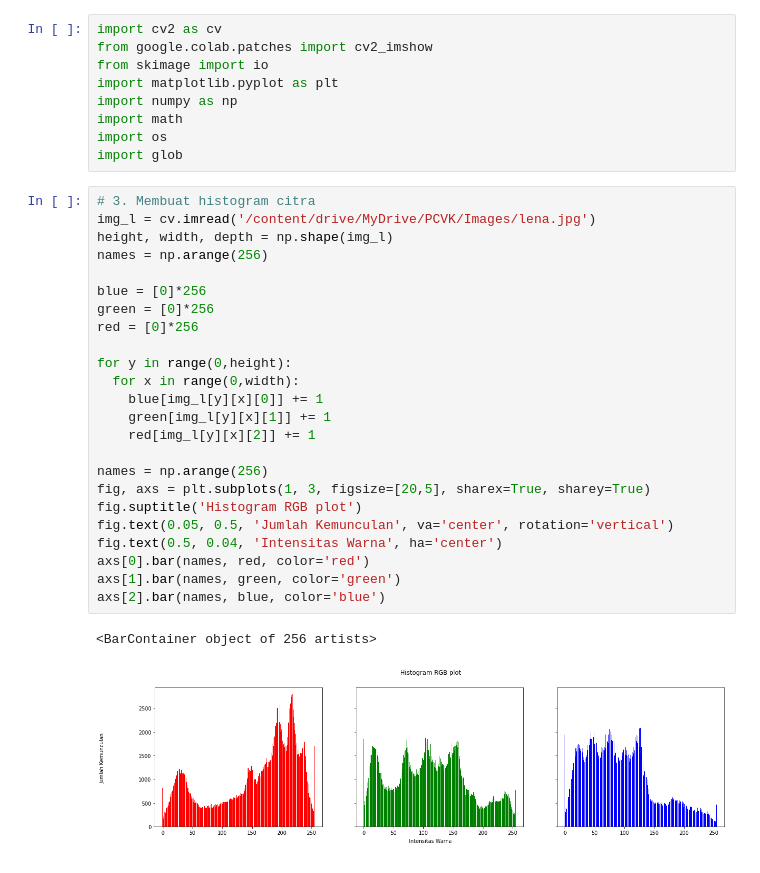
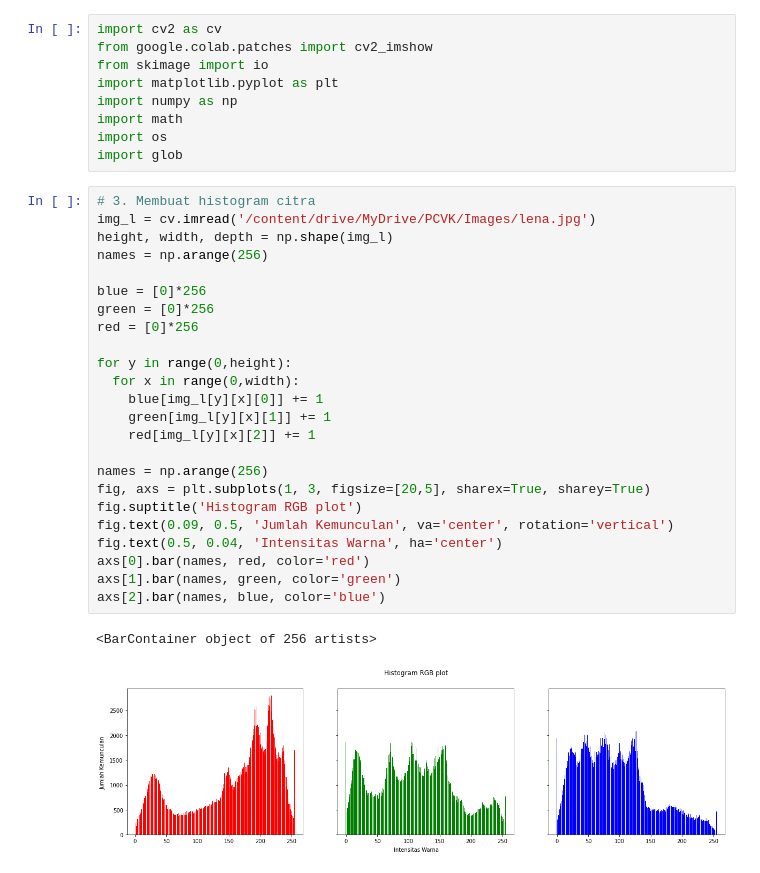
Before and after one commit to dhikaainul/PCVK_Ganjil_2022, a Jupyter notebook: Jobsheet6.ipynb, the cells around one changed output. Drawn from its saved outputs; the diff is of its cells as text.

```diff
--- a/Jobsheet6.ipynb
+++ b/Jobsheet6.ipynb
@@ -17,27 +17,27 @@ import glob
 # %%
 # 3. Membuat histogram citra
 img_l = cv.imread('/content/drive/MyDrive/PCVK/Images/lena.jpg')
 height, width, depth = np.shape(img_l)
 names = np.arange(256)
 
 blue = [0]*256
 green = [0]*256
 red = [0]*256
 
 for y in range(0,height):
   for x in range(0,width):
     blue[img_l[y][x][0]] += 1
     green[img_l[y][x][1]] += 1
     red[img_l[y][x][2]] += 1
 
 names = np.arange(256)
 fig, axs = plt.subplots(1, 3, figsize=[20,5], sharex=True, sharey=True)
 fig.suptitle('Histogram RGB plot')
-fig.text(0.05, 0.5, 'Jumlah Kemunculan', va='center', rotation='vertical')
+fig.text(0.09, 0.5, 'Jumlah Kemunculan', va='center', rotation='vertical')
 fig.text(0.5, 0.04, 'Intensitas Warna', ha='center')
 axs[0].bar(names, red, color='red')
 axs[1].bar(names, green, color='green')
 axs[2].bar(names, blue, color='blue')
 # %% [output]
 <BarContainer object of 256 artists>
-[figure, old version]
+[figure, new version]
```
Also changed, not shown: parts of 4 cells of this notebook.
